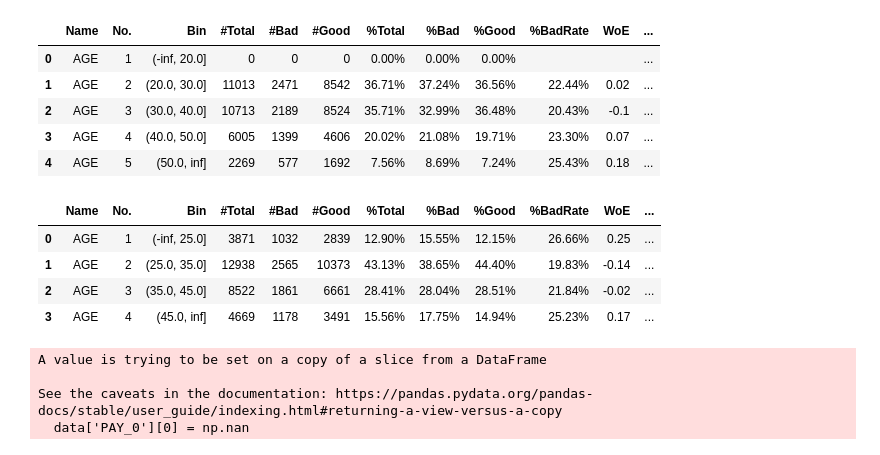
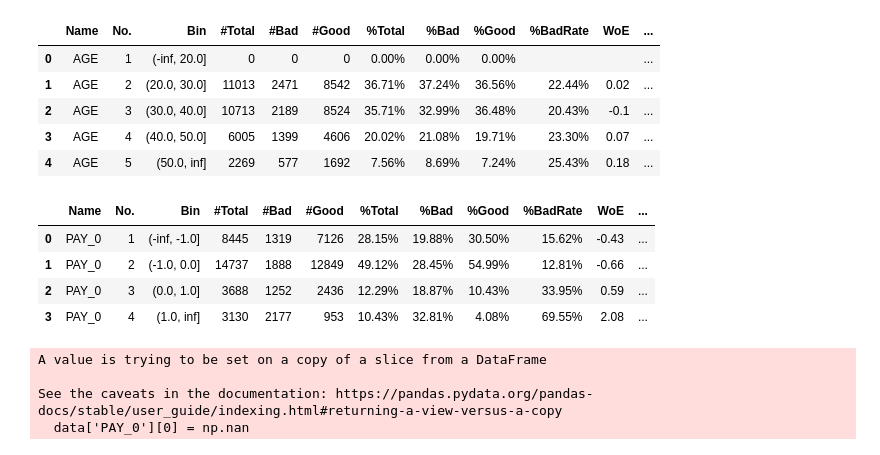
Before and after one commit to stat-fit/westat, a Jupyter notebook: src/westat/examples/HereWeGo.ipynb, the cells around one changed output. Saved outputs shown, nothing was run; the diff lists cells and outputs as text; code cells hidden in the pictures.

```diff
--- a/src/westat/examples/Start Here.ipynb
+++ b/src/westat/examples/HereWeGo.ipynb
@@ -499,13 +501,13 @@ get_woe_iv(data,'AGE',bins=[-inf,20,30,40,50,inf])
 | 4 | AGE | 5 | (50.0, inf] | 2269 | 577 | 1692 | 7.56% | 8.69% | 7.24% | 25.43% | 0.18 | ... |
 # %%
 # 使用决策树方法计算计算 WoE 和 IV
-get_woe_iv(data,'AGE','tree')
+get_woe_iv(data,'PAY_0','tree')
 # %% [output]
 |  | Name | No. | Bin | #Total | #Bad | #Good | %Total | %Bad | %Good | %BadRate | WoE | ... |
-| 0 | AGE | 1 | (-inf, 25.0] | 3871 | 1032 | 2839 | 12.90% | 15.55% | 12.15% | 26.66% | 0.25 | ... |
-| 1 | AGE | 2 | (25.0, 35.0] | 12938 | 2565 | 10373 | 43.13% | 38.65% | 44.40% | 19.83% | -0.14 | ... |
-| 2 | AGE | 3 | (35.0, 45.0] | 8522 | 1861 | 6661 | 28.41% | 28.04% | 28.51% | 21.84% | -0.02 | ... |
-| 3 | AGE | 4 | (45.0, inf] | 4669 | 1178 | 3491 | 15.56% | 17.75% | 14.94% | 25.23% | 0.17 | ... |
+| 0 | PAY_0 | 1 | (-inf, -1.0] | 8445 | 1319 | 7126 | 28.15% | 19.88% | 30.50% | 15.62% | -0.43 | ... |
+| 1 | PAY_0 | 2 | (-1.0, 0.0] | 14737 | 1888 | 12849 | 49.12% | 28.45% | 54.99% | 12.81% | -0.66 | ... |
+| 2 | PAY_0 | 3 | (0.0, 1.0] | 3688 | 1252 | 2436 | 12.29% | 18.87% | 10.43% | 33.95% | 0.59 | ... |
+| 3 | PAY_0 | 4 | (1.0, inf] | 3130 | 2177 | 953 | 10.43% | 32.81% | 4.08% | 69.55% | 2.08 | ... |
 # %%
 # 指定缺失值类型，并使用默认的决策树分箱方法进行分箱，计算WoE和IV,
 data['PAY_0'][0] = np.nan
```
Also changed, not shown: parts of 38 cells of this notebook, 25 other files.
